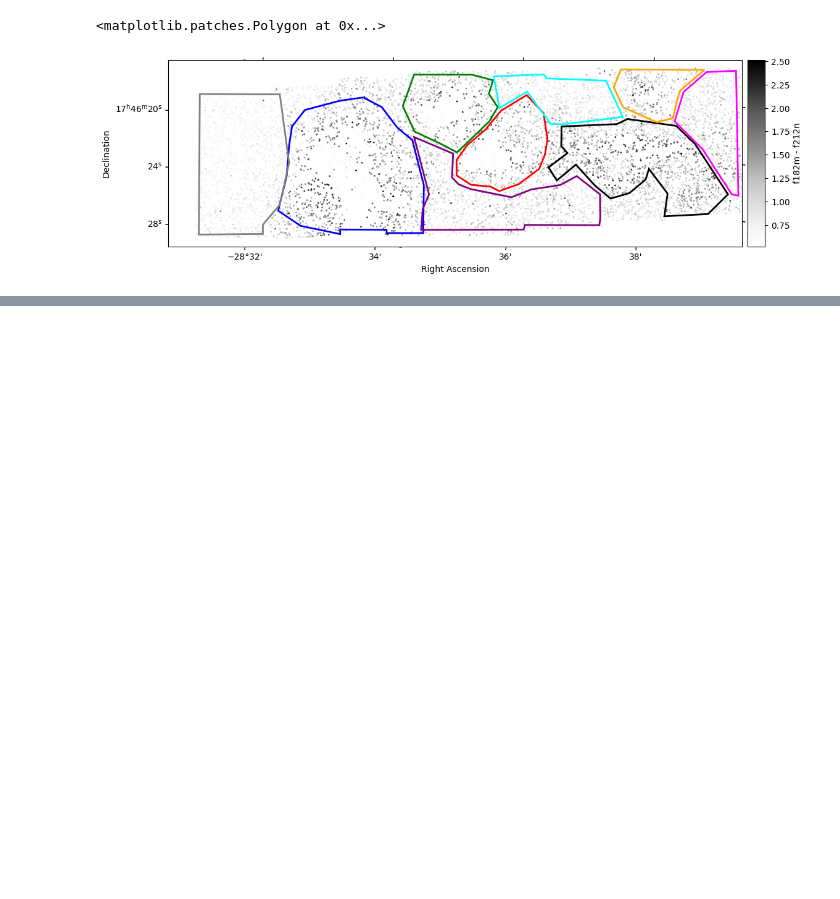
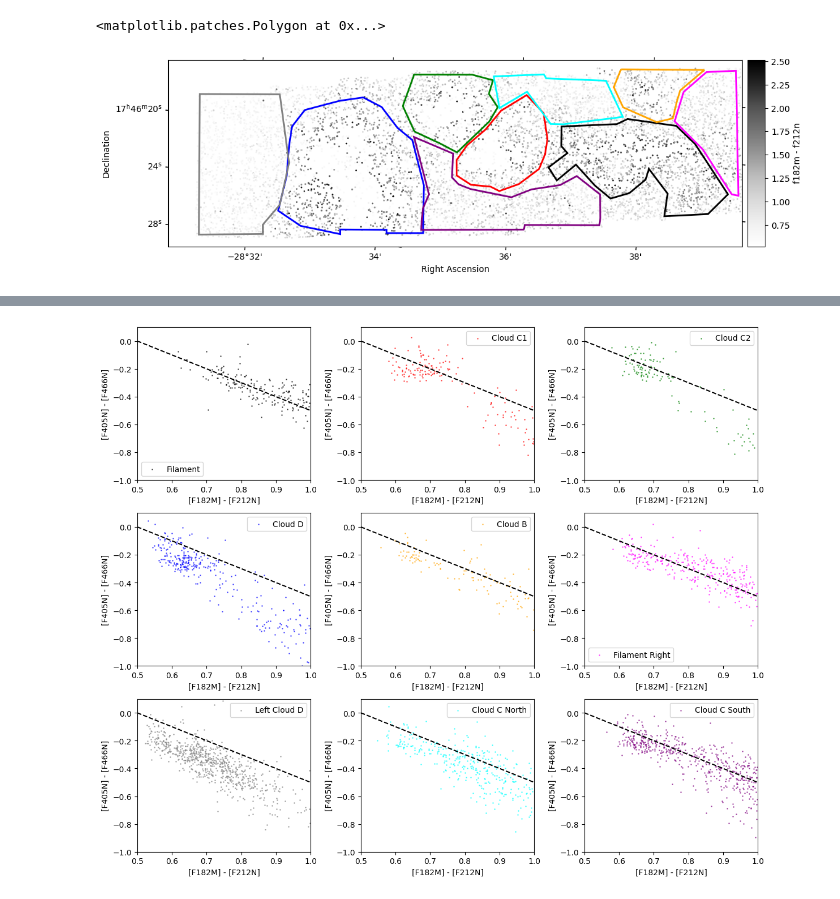
Before and after one commit to SpacialTree/dustridge-cd, a Jupyter notebook: notebooks/dustridge_analysis.ipynb, the cells around one changed output, grey strips where cells are left out. Saved outputs shown, nothing was run; the diff lists cells and outputs as text; code cells hidden in the pictures; blank space fills up the shorter version.

```diff
--- a/notebooks/dustridge_analysis.ipynb
+++ b/notebooks/dustridge_analysis.ipynb
@@ -81,10 +83,10 @@ reg_c_n[0].to_pixel(ww).plot(ax=ax, edgecolor='cyan', facecolor='none', lw=2)
 # %%
-cat_f = JWSTCatalog(cat_rc.table_region_mask(reg_f, ww))
-cat_c1 = JWSTCatalog(cat_rc.table_region_mask(reg_c1, ww))
-cat_c2 = JWSTCatalog(cat_rc.table_region_mask(reg_c2, ww))
-cat_d = JWSTCatalog(cat_rc.table_region_mask(reg_d, ww))
-cat_b = JWSTCatalog(cat_rc.table_region_mask(reg_b, ww))
-cat_fil_r = JWSTCatalog(cat_rc.table_region_mask(reg_fil_r, ww))
-cat_left_cd = JWSTCatalog(cat_rc.table_region_mask(reg_left_cd, ww))
-cat_c_n = JWSTCatalog(cat_rc.table_region_mask(reg_c_n, ww))
-cat_c_s = JWSTCatalog(cat_rc.table_region_mask(reg_c_s, ww))
+cat_f_rc = JWSTCatalog(cat_rc.table_region_mask(reg_f, ww))
+cat_c1_rc = JWSTCatalog(cat_rc.table_region_mask(reg_c1, ww))
+cat_c2_rc = JWSTCatalog(cat_rc.table_region_mask(reg_c2, ww))
+cat_d_rc = JWSTCatalog(cat_rc.table_region_mask(reg_d, ww))
+cat_b_rc = JWSTCatalog(cat_rc.table_region_mask(reg_b, ww))
+cat_fil_r_rc = JWSTCatalog(cat_rc.table_region_mask(reg_fil_r, ww))
+cat_left_cd_rc = JWSTCatalog(cat_rc.table_region_mask(reg_left_cd, ww))
+cat_c_n_rc = JWSTCatalog(cat_rc.table_region_mask(reg_c_n, ww))
+cat_c_s_rc = JWSTCatalog(cat_rc.table_region_mask(reg_c_s, ww))
@@ -159,0 +182,69 @@ plt.tight_layout()
+# %%
+fig = plt.figure(figsize=(12,10))
+
+ax1 = plt.subplot(331)
+cat_f_rc.plot_CCD('f182m', 'f212n', 'f405n', 'f466n', ax=ax1, s=1, alpha=0.5, label='Filament', color='k')
+plt.plot([0.5, 1.], [-0, -0.5], color='k', linestyle='dashed')
+ax1.set_xlim(0.5, 1)
+ax1.set_ylim(-1, 0.1)
+plt.legend()
+
+ax2 = plt.subplot(332)
+cat_c1_rc.plot_CCD('f182m', 'f212n', 'f405n', 'f466n', ax=ax2, s=1, alpha=0.5, label='Cloud C1', color='r')
+plt.plot([0.5, 1.], [-0, -0.5], color='k', linestyle='dashed')
+ax2.set_xlim(0.5, 1)
+ax2.set_ylim(-1, 0.1)
+plt.legend()
+
+ax3 = plt.subplot(333)
+cat_c2_rc.plot_CCD('f182m', 'f212n', 'f405n', 'f466n', ax=ax3, s=1, alpha=0.5, label='Cloud C2', color='g')
+plt.plot([0.5, 1.], [-0, -0.5], color='k', linestyle='dashed')
+ax3.set_xlim(0.5, 1)
+ax3.set_ylim(-1, 0.1)
+plt.legend()
+
+ax4 = plt.subplot(334)
+cat_d_rc.plot_CCD('f182m', 'f212n', 'f405n', 'f466n', ax=ax4, s=1, alpha=0.5, label='Cloud D', color='b')
+plt.plot([0.5, 1.], [-0, -0.5], color='k', linestyle='dashed')
+ax4.set_xlim(0.5, 1)
+ax4.set_ylim(-1, 0.1)
+plt.legend()
+
+ax5 = plt.subplot(335)
+cat_b_rc.plot_CCD('f182m', 'f212n', 'f405n', 'f466n', ax=ax5, s=1, alpha=0.5, label='Cloud B', color='orange')
+plt.plot([0.5, 1.], [-0, -0.5], color='k', linestyle='dashed')
+ax5.set_xlim(0.5, 1)
+ax5.set_ylim(-1, 0.1)
+plt.legend()
+
+ax6 = plt.subplot(336)
+cat_fil_r_rc.plot_CCD('f182m', 'f212n', 'f405n', 'f466n', ax=ax6, s=1, alpha=0.5, label='Filament Right', color='magenta')
+plt.plot([0.5, 1.], [-0, -0.5], color='k', linestyle='dashed')
+ax6.set_xlim(0.5, 1)
+ax6.set_ylim(-1, 0.1)
+plt.legend()
+
+ax7 = plt.subplot(337)
+cat_left_cd_rc.plot_CCD('f182m', 'f212n', 'f405n', 'f466n', ax=ax7, s=1, alpha=0.5, label='Left Cloud D', color='grey')
+plt.plot([0.5, 1.], [-0, -0.5], color='k', linestyle='dashed')
+ax7.set_xlim(0.5, 1)
+ax7.set_ylim(-1, 0.1)
+plt.legend()
+
+ax8 = plt.subplot(338)
+cat_c_n_rc.plot_CCD('f182m', 'f212n', 'f405n', 'f466n', ax=ax8, s=1, alpha=0.5, label='Cloud C North', color='cyan')
+plt.plot([0.5, 1.], [-0, -0.5], color='k', linestyle='dashed')
+ax8.set_xlim(0.5, 1)
+ax8.set_ylim(-1, 0.1)
+plt.legend()
+
+ax9 = plt.subplot(339)
+cat_c_s_rc.plot_CCD('f182m', 'f212n', 'f405n', 'f466n', ax=ax9, s=1, alpha=0.5, label='Cloud C South', color='purple')
+plt.plot([0.5, 1.], [-0, -0.5], color='k', linestyle='dashed')
+ax9.set_xlim(0.5, 1)
+ax9.set_ylim(-1, 0.1)
+plt.legend()
+
+plt.tight_layout()
+# %% [output]
+[figure, added]
```
Also changed, not shown: parts of 8 cells of this notebook.
